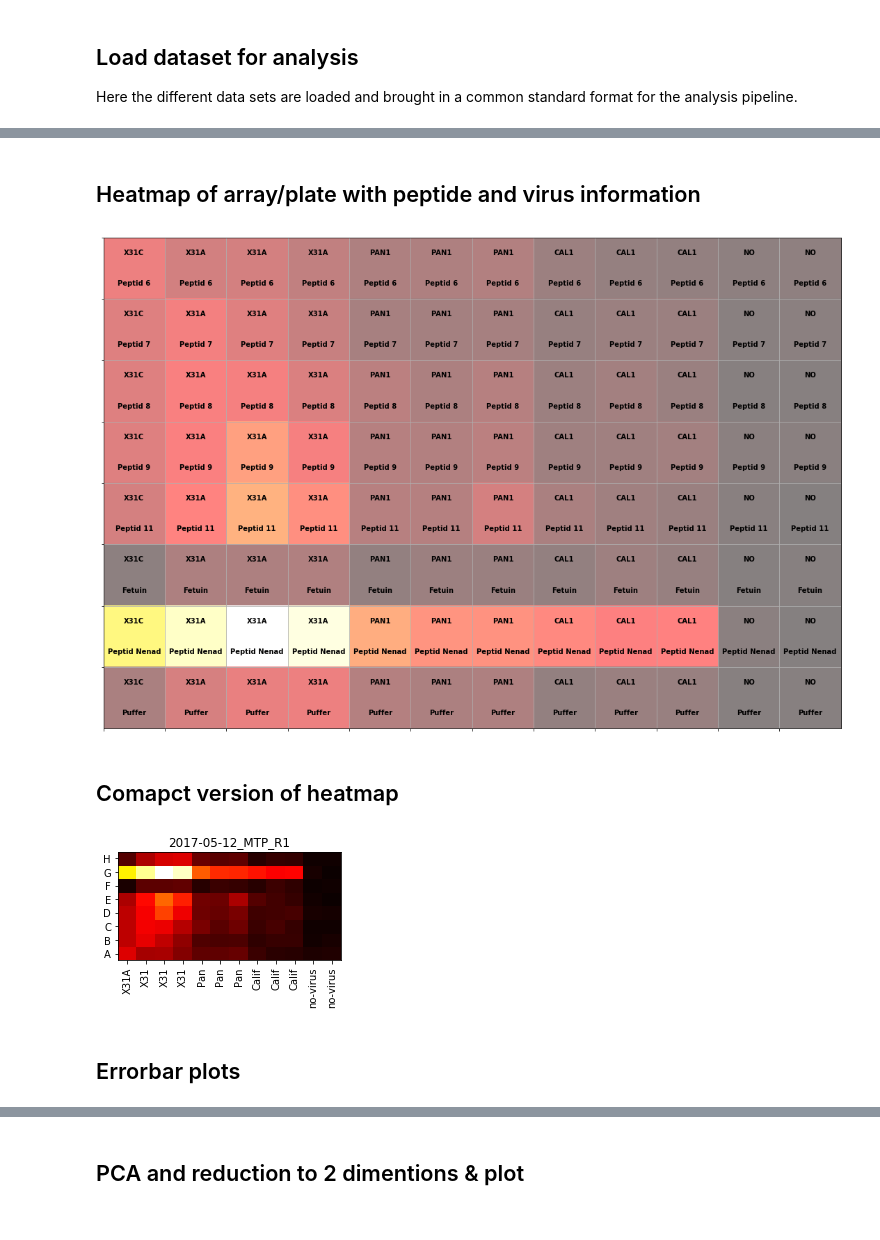
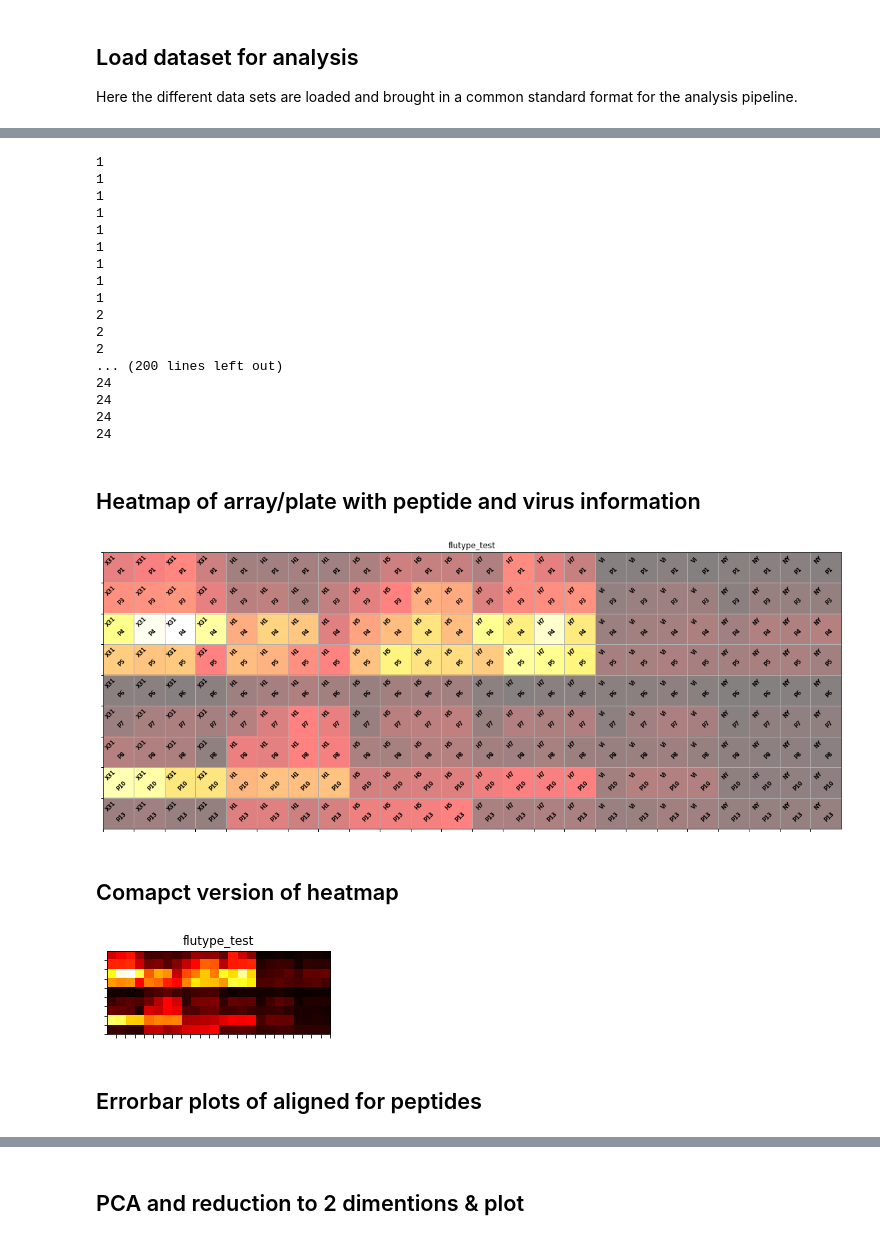
Before and after one commit to matthiaskoenig/flutype_analysis, a Jupyter notebook: analysis.ipynb, the cells around one changed output, grey strips where cells are left out. Saved outputs shown, nothing was run; the diff lists cells and outputs as text; code cells hidden in the pictures.

```diff
--- a/analysis.ipynb
+++ b/analysis.ipynb
@@ -105,32 +121,58 @@ display(vir_cor.T)
+# %%
+rows=[]
+columns=[]
+for row in range(1,25):
+        for column in range(1,10):
+            print(row)
+            columns.append(column)
+# %% [output]
+1
+1
+1
+1
+1
+1
+1
+1
+1
+2
+2
+2
+... (200 lines left out)
+24
+24
+24
+24
 # %% [markdown]
 ## Heatmap of array/plate with peptide and virus information
 # %%
 fig, ax = plt.subplots(figsize=(20,13))
 
 #imshow portion
-ax.imshow(output.T.values, interpolation='nearest',cmap="hot",alpha=0.5)
+ax.imshow(Spot.pivot(index='Column', columns='Row', values='Intensity'), interpolation='nearest',cmap="hot",alpha=0.5)
+#plt.pcolor(Spot["Intensity"].unstack())
 #text portion
-y, x = np.meshgrid(vir_cor.index.values-1,vir_cor.columns.values-1)
-for x_val, y_val in zip(x.flatten(), y.flatten()):
+x, y = np.meshgrid(vir_cor.index.values-1,vir_cor.columns.values-1)
+for index in Spot.index:
     #print(y_val)
-    ax.text(x_val, y_val+0.25, pep_cor.values[y_val,x_val], va='center', ha='center',fontsize=10,weight="bold")
-    ax.text(x_val, y_val-0.25, vir_cor.values[y_val,x_val], va='center', ha='center',fontsize=10,weight="bold")
+    ax.text(Spot["Row"].loc[index]-0.90, Spot["Column"].loc[index]-0.90, Spot["Peptide"].loc[index], va='center', ha='center',fontsize=8,weight="bold",rotation=45)
+    ax.text(Spot["Row"].loc[index]-1.25, Spot["Column"].loc[index]-1.25, Spot["Virus"].loc[index], va='center', ha='center',fontsize=8,weight="bold",rotation=45)
 
 #set tick marks for grid
-ax.set_xticks(pep_cor.columns.values-1.5)
-ax.set_yticks(pep_cor.index.values-1.5)
+ax.set_xticks(Spot["Row"].values-1.5)
+ax.set_yticks(Spot["Column"].values-1.5)
 
-#ax.set_yticks(np.arange(min_val-diff/2, max_val-diff/2))
 ax.set_xticklabels([])
 ax.set_yticklabels([])
 ax.set_xlim(x.min()-0.5, x.max()+0.5)
 ax.set_ylim(y.max()+0.5, y.min()-0.5)
 ax.grid()
+plt.title(data_id,fontsize="large")
 fig.savefig("./results/{}_heatmap2.png".format(data_id),bbox_inches='tight')
 
 plt.show()
 # %% [output]
-[figure, old version]
+[figure, new version]
 # %% [markdown]
 ## Comapct version of heatmap
 # %%
@@ -139,17 +181,17 @@ plt.show()
 
 data = output.convert_objects(convert_numeric=True)
 fig = plt.figure(figsize=(4.0,2))
-plt.pcolor(data.T,cmap='hot')
-plt.xticks(np.arange(0.5, len(data.index), 1), output.index,rotation=90)
-plt.yticks(np.arange(0.5, len(data.columns), 1), data.columns)
+plt.imshow(data.T,cmap='hot')
+plt.xticks(np.arange(0.5, len(data.index), 1), [],rotation=90)
+plt.yticks(np.arange(0.5, len(data.columns), 1), [])
 plt.title(data_id,fontsize="large")
 fig.savefig("./results/{}_heatmap.png".format(data_id),bbox_inches='tight')
 
 plt.show()
 # %% [output]
-[figure, old version]
+[figure, new version]
 # %% [markdown]
-## Errorbar plots
+## Errorbar plots of aligned for peptides
 # %%
 # overview plot of peptide-virus signal
 fig = plt.figure(figsize=(15,5.0))
```
Also changed, not shown: parts of 12 cells of this notebook, 13 other files.
